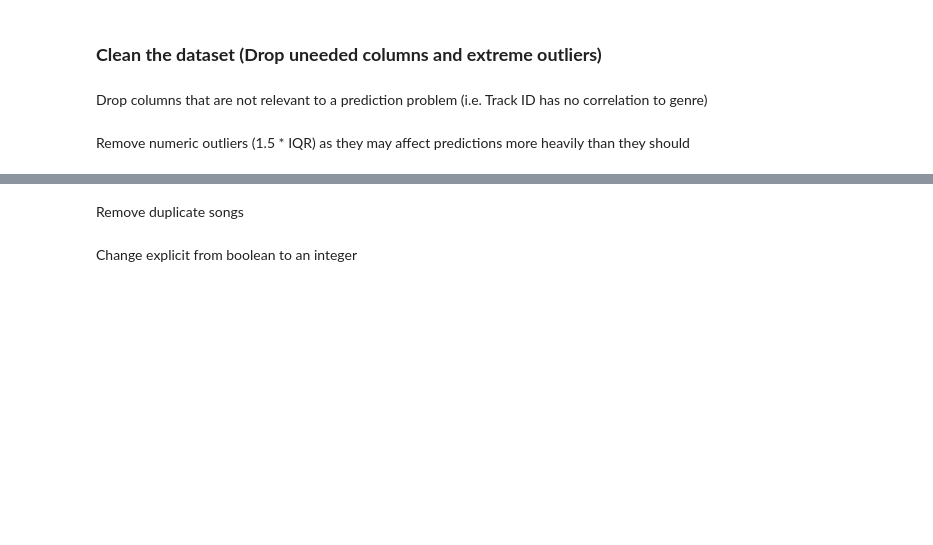
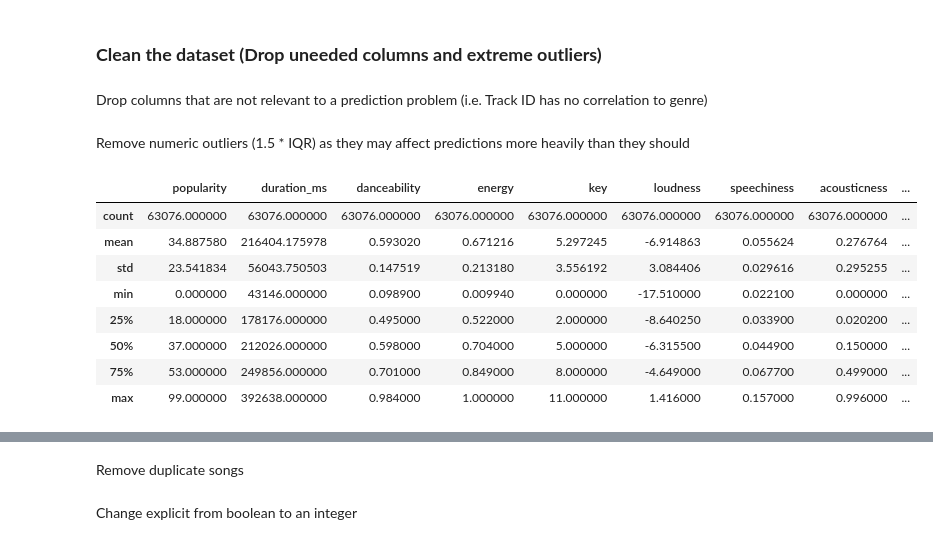
Before and after one commit to rhit-leebt2/MA384-MusicRecommender, a Jupyter notebook: Data Exploration/final-notebook.ipynb, the cells around one changed output, grey strips where cells are left out. Cells and saved outputs as stored; diff of their text form; code cells hidden in the pictures; blank space fills up the shorter version.

```diff
--- a/Data Exploration/final-notebook.ipynb
+++ b/Data Exploration/final-notebook.ipynb
@@ -28,12 +28,24 @@ cleaned_df = cleaned_df.dropna()
 # %% [markdown]
 Remove numeric outliers (1.5 * IQR) as they may affect predictions more heavily than they should
 # %%
-numeric_cols = cleaned_df.select_dtypes(include=[np.number]).columns
+numeric_cols = cleaned_df.select_dtypes("number").columns
 
 Q1 = cleaned_df[numeric_cols].quantile(0.25)
 Q3 = cleaned_df[numeric_cols].quantile(0.75)
 IQR = Q3 - Q1
 
 df_clean = cleaned_df[~((cleaned_df[numeric_cols] < (Q1 - 1.5 * IQR)) |
                 (cleaned_df[numeric_cols] > (Q3 + 1.5 * IQR))).any(axis=1)]
 df_clean.reset_index(drop=True, inplace=True)
+
+df_clean.describe()
+# %% [output]
+|  | popularity | duration_ms | danceability | energy | key | loudness | speechiness | acousticness | ... |
+| count | 63076.000000 | 63076.000000 | 63076.000000 | 63076.000000 | 63076.000000 | 63076.000000 | 63076.000000 | 63076.000000 | ... |
+| mean | 34.887580 | 216404.175978 | 0.593020 | 0.671216 | 5.297245 | -6.914863 | 0.055624 | 0.276764 | ... |
+| std | 23.541834 | 56043.750503 | 0.147519 | 0.213180 | 3.556192 | 3.084406 | 0.029616 | 0.295255 | ... |
+| min | 0.000000 | 43146.000000 | 0.098900 | 0.009940 | 0.000000 | -17.510000 | 0.022100 | 0.000000 | ... |
+| 25% | 18.000000 | 178176.000000 | 0.495000 | 0.522000 | 2.000000 | -8.640250 | 0.033900 | 0.020200 | ... |
+| 50% | 37.000000 | 212026.000000 | 0.598000 | 0.704000 | 5.000000 | -6.315500 | 0.044900 | 0.150000 | ... |
+| 75% | 53.000000 | 249856.000000 | 0.701000 | 0.849000 | 8.000000 | -4.649000 | 0.067700 | 0.499000 | ... |
+| max | 99.000000 | 392638.000000 | 0.984000 | 1.000000 | 11.000000 | 1.416000 | 0.157000 | 0.996000 | ... |
```
Also changed, not shown: parts of 1 cell of this notebook.
